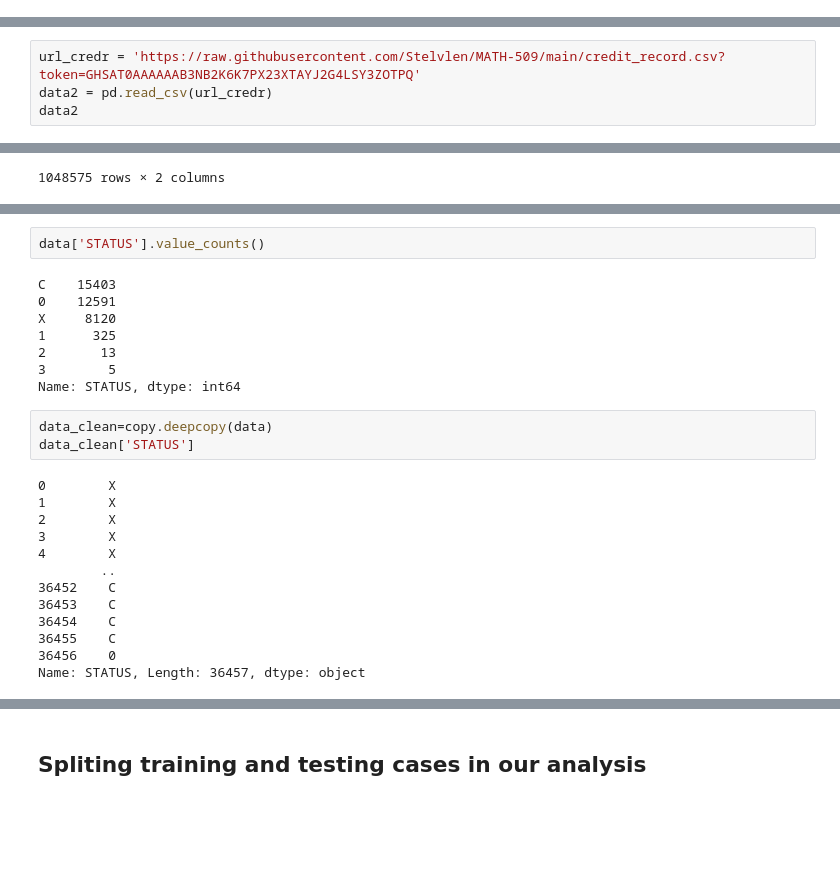
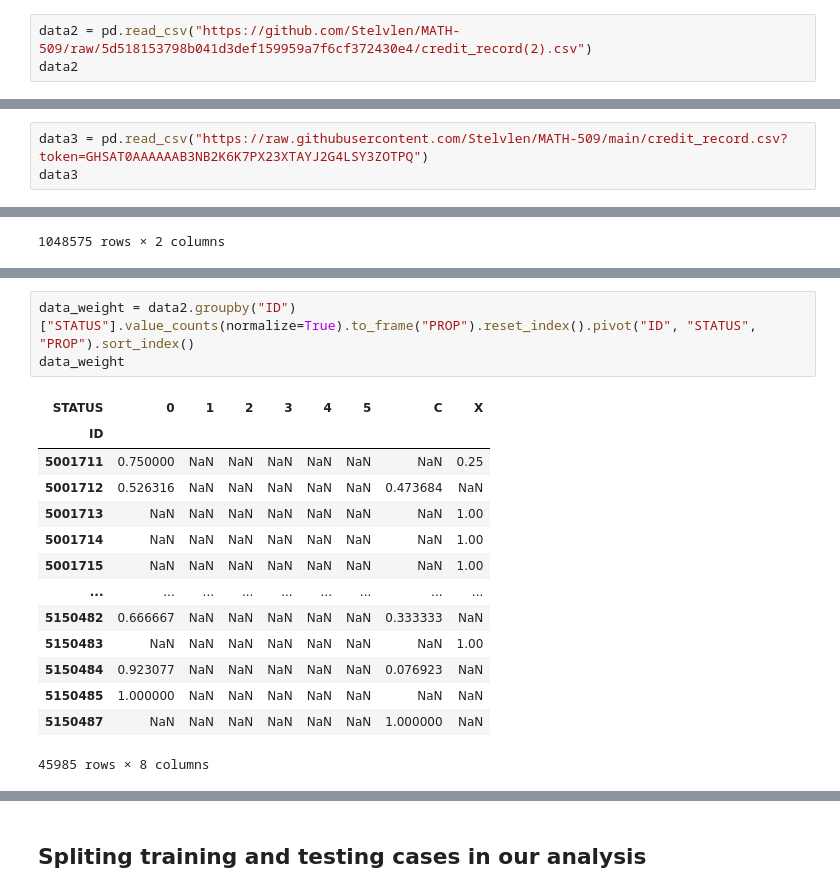
Before and after one commit to Stelvlen/MATH-509, a Jupyter notebook: STAT_509_Final_Project_edition_1.ipynb, the cells around one changed output, grey strips where cells are left out. Saved outputs shown, nothing was run; the diff lists cells and outputs as text; blank space fills up the shorter version.

Commit message:
Ruike Xu : Clean data from another way, neural netwok Zhengyuan Liu: Logistic regression modification Steven: Decision tree, comment code

```diff
--- a/STAT_509_Final_Project_edition_1.ipynb
+++ b/STAT_509_Final_Project_edition_1.ipynb
@@ -33,3 +33,6 @@ data1
 | 438555 | 6842765 | F | N | Y | 0 | 72000.0 | Pensioner | ... |
 | 438556 | 6842885 | F | N | Y | 0 | 121500.0 | Working | ... |
 438557 rows × 18 columns
+# %%
+data2 = pd.read_csv("https://github.com/Stelvlen/MATH-509/raw/5d518153798b041d3def159959a7f6cf372430e4/credit_record(2).csv")
+data2
@@ -36,7 +53,6 @@ data1
 # %%
-url_credr = 'https://raw.githubusercontent.com/Stelvlen/MATH-509/main/credit_record.csv?token=GHSAT0AAAAAAB3NB2K6K7PX23XTAYJ2G4LSY3ZOTPQ'
-data2 = pd.read_csv(url_credr)
-data2
+data3 = pd.read_csv("https://raw.githubusercontent.com/Stelvlen/MATH-509/main/credit_record.csv?token=GHSAT0AAAAAAB3NB2K6K7PX23XTAYJ2G4LSY3ZOTPQ")
+data3
 # %% [output]
 |  | ID | STATUS |
 | 0 | 5001711.0 | X |
@@ -71,26 +70,18 @@ data
-# %%
-data['STATUS'].value_counts()
-# %% [output]
-C    15403
-0    12591
-X     8120
-1      325
-2       13
-3        5
-Name: STATUS, dtype: int64
-# %%
-data_clean=copy.deepcopy(data)
-data_clean['STATUS']
-# %% [output]
-0        X
-1        X
-2        X
-3        X
-4        X
-        ..
-36452    C
-36453    C
-36454    C
-36455    C
-36456    0
-Name: STATUS, Length: 36457, dtype: object
+# %%
+data_weight = data2.groupby("ID")["STATUS"].value_counts(normalize=True).to_frame("PROP").reset_index().pivot("ID", "STATUS", "PROP").sort_index()
+data_weight
+# %% [output]
+| STATUS | 0 | 1 | 2 | 3 | 4 | 5 | C | X |
+| ID |  |  |  |  |  |  |  |  |
+| 5001711 | 0.750000 | NaN | NaN | NaN | NaN | NaN | NaN | 0.25 |
+| 5001712 | 0.526316 | NaN | NaN | NaN | NaN | NaN | 0.473684 | NaN |
+| 5001713 | NaN | NaN | NaN | NaN | NaN | NaN | NaN | 1.00 |
+| 5001714 | NaN | NaN | NaN | NaN | NaN | NaN | NaN | 1.00 |
+| 5001715 | NaN | NaN | NaN | NaN | NaN | NaN | NaN | 1.00 |
+| ... | ... | ... | ... | ... | ... | ... | ... | ... |
+| 5150482 | 0.666667 | NaN | NaN | NaN | NaN | NaN | 0.333333 | NaN |
+| 5150483 | NaN | NaN | NaN | NaN | NaN | NaN | NaN | 1.00 |
+| 5150484 | 0.923077 | NaN | NaN | NaN | NaN | NaN | 0.076923 | NaN |
+| 5150485 | 1.000000 | NaN | NaN | NaN | NaN | NaN | NaN | NaN |
+| 5150487 | NaN | NaN | NaN | NaN | NaN | NaN | 1.000000 | NaN |
+45985 rows × 8 columns
```
Also changed, not shown: parts of 34 cells of this notebook.
